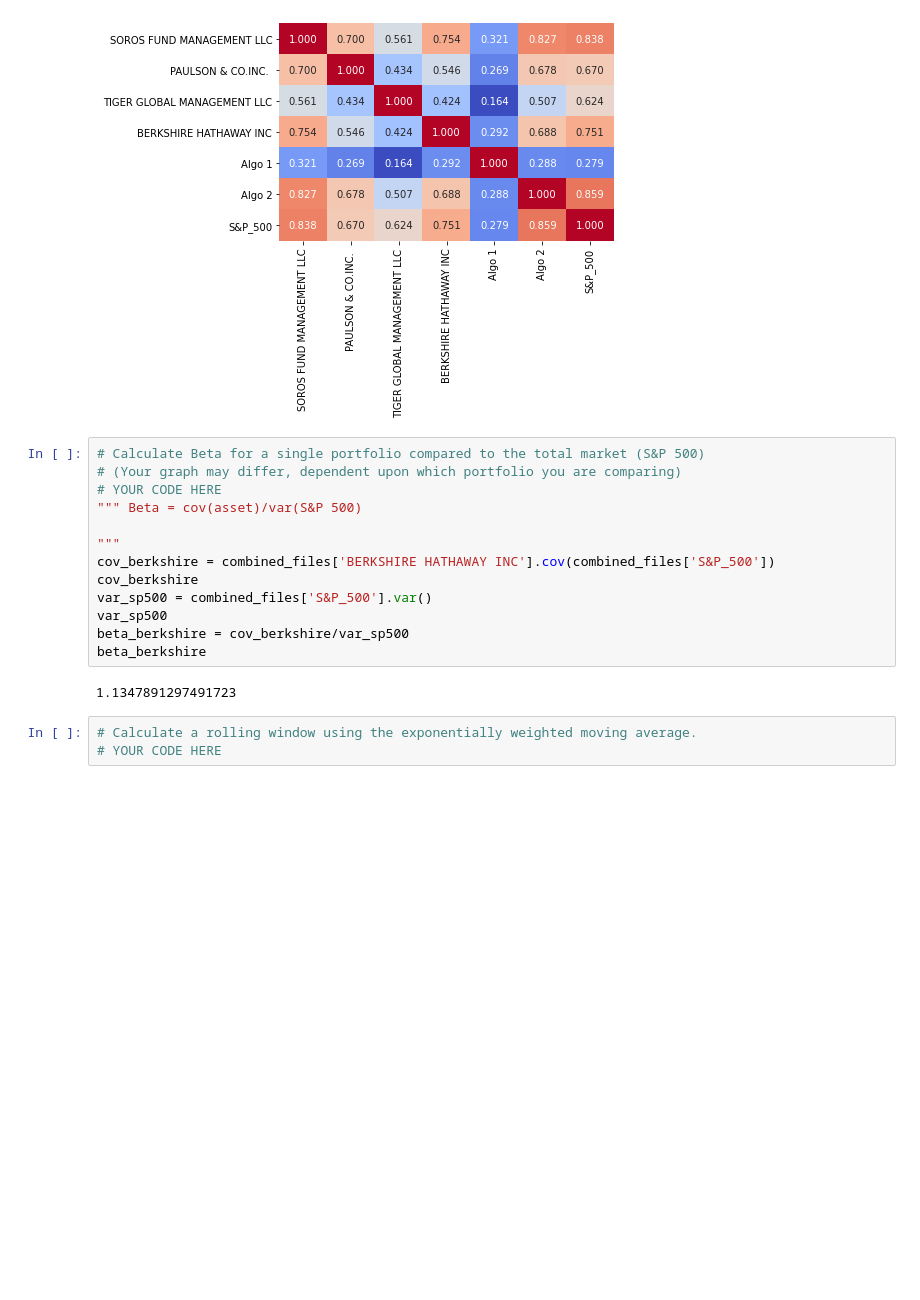
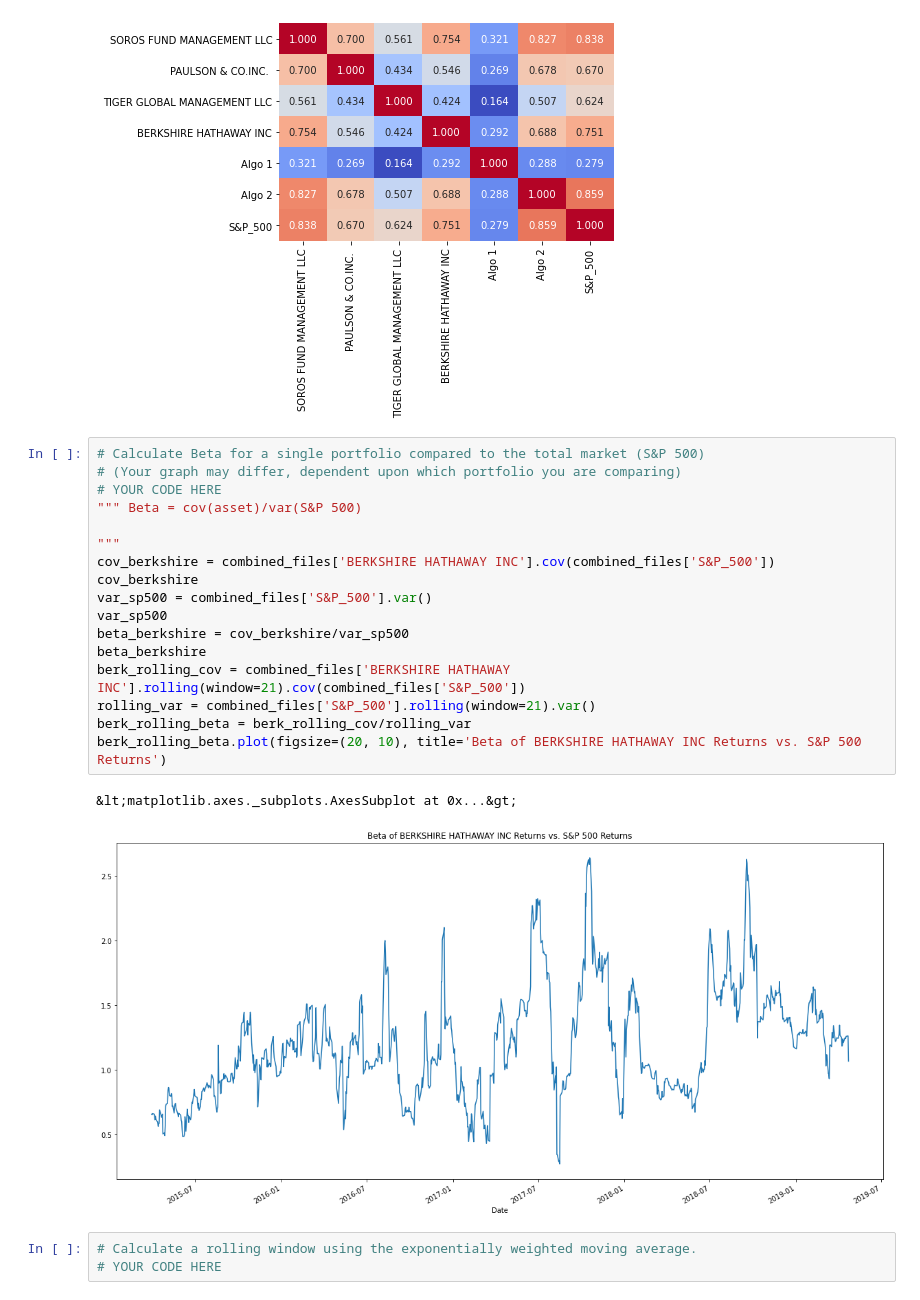
Before and after one commit to CacheKatch/quant_stats_portfolio, a Jupyter notebook: whale_analysis.ipynb, the cells around one changed output. Drawn from its saved outputs; the diff is of its cells as text; blank space fills up the shorter version.

Commit message:
update to Sharpe ratios and plots

```diff
--- a/whale_analysis.ipynb
+++ b/whale_analysis.ipynb
@@ -351,18 +351,23 @@ res = sns.heatmap(correlation_returns,cmap="coolwarm", annot= True, cbar=False,
 # %%
 # Calculate Beta for a single portfolio compared to the total market (S&P 500)
 # (Your graph may differ, dependent upon which portfolio you are comparing)
 # YOUR CODE HERE
 """ Beta = cov(asset)/var(S&P 500)
 
 """
 cov_berkshire = combined_files['BERKSHIRE HATHAWAY INC'].cov(combined_files['S&P_500'])
 cov_berkshire
 var_sp500 = combined_files['S&P_500'].var()
 var_sp500
 beta_berkshire = cov_berkshire/var_sp500
 beta_berkshire
+berk_rolling_cov = combined_files['BERKSHIRE HATHAWAY INC'].rolling(window=21).cov(combined_files['S&P_500'])
+rolling_var = combined_files['S&P_500'].rolling(window=21).var()
+berk_rolling_beta = berk_rolling_cov/rolling_var
+berk_rolling_beta.plot(figsize=(20, 10), title='Beta of BERKSHIRE HATHAWAY INC Returns vs. S&P 500 Returns')
 # %% [output]
-1.1347891297491723
+&lt;matplotlib.axes._subplots.AxesSubplot at 0x...&gt;
+[figure, added]
 # %%
 # Calculate a rolling window using the exponentially weighted moving average.
 # YOUR CODE HERE
```
Also changed, not shown: parts of 3 cells of this notebook.
